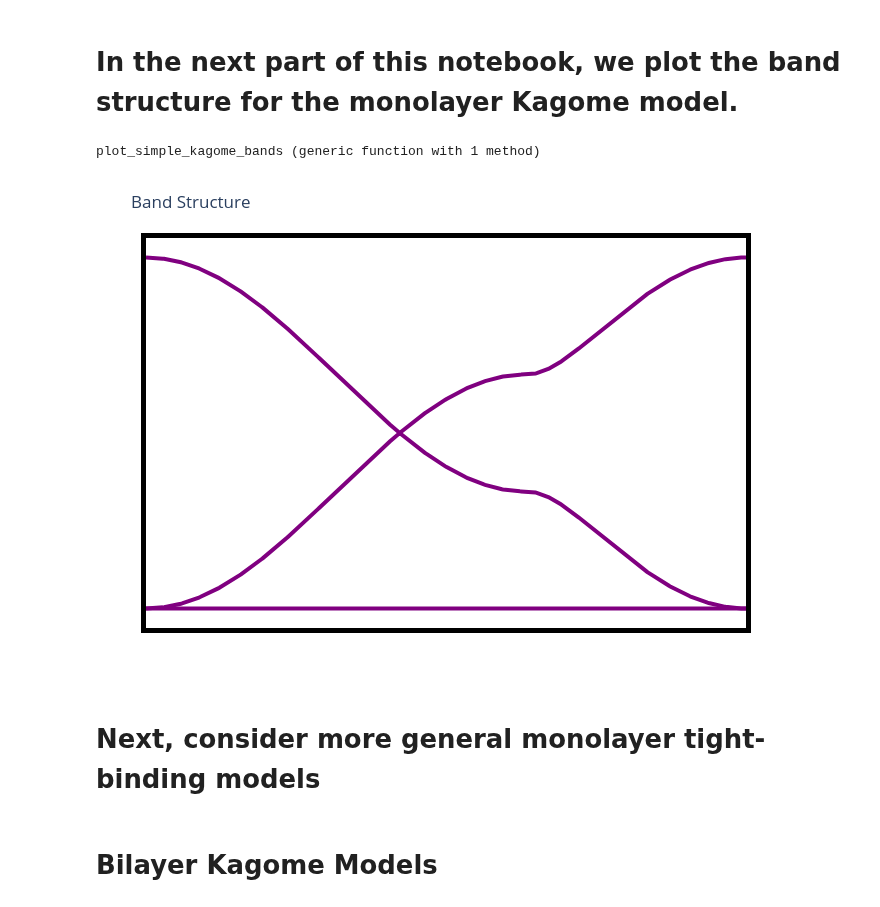
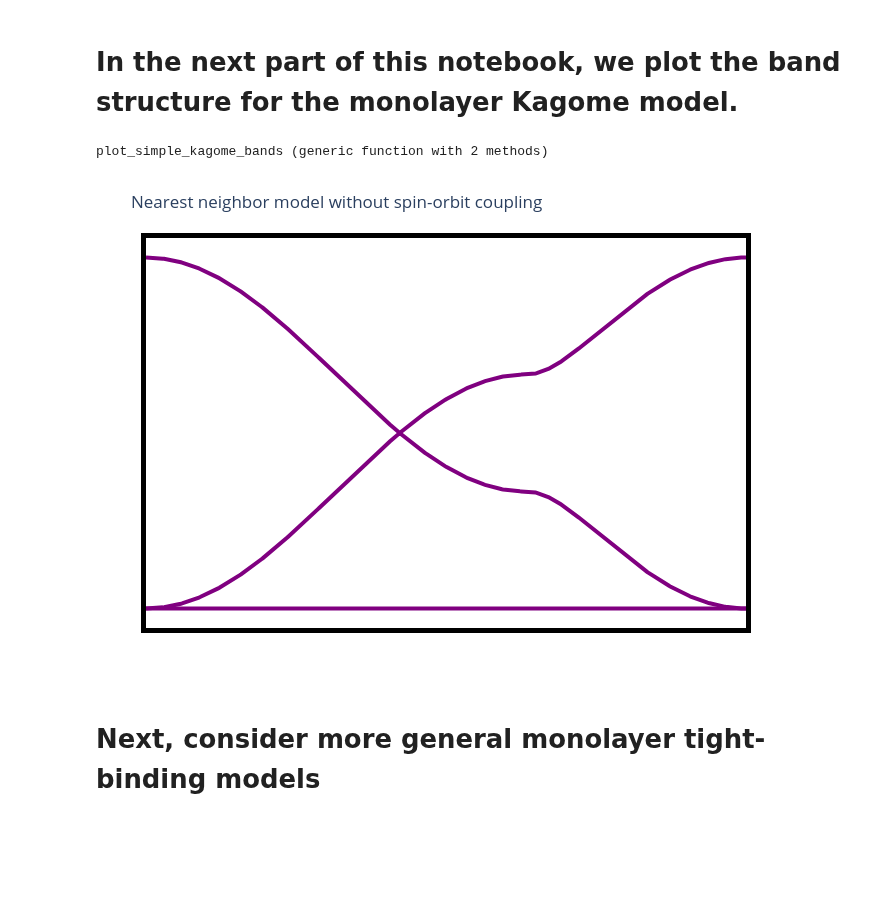
Before and after one commit to nabil-atlam/kagome, a Jupyter notebook: KagomeTransport/notebooks/BrillouinZone.ipynb, the cells around one changed output. Drawn from its saved outputs; the diff is of its cells as text; code cells hidden in the pictures; blank space fills up the shorter version.

```diff
--- a/KagomeTransport/notebooks/BrillouinZone.ipynb
+++ b/KagomeTransport/notebooks/BrillouinZone.ipynb
@@ -223,8 +223,10 @@ global const kpath_fbz_reduced::Vector{Vector{Float64}} = make_reduced(kpath_fbz
 # %% [markdown]
 # In the next part of this notebook, we plot the band structure for the monolayer Kagome model. #
 # %%
-function plot_simple_kagome_bands(p)
-    #p = Params()
+function plot_simple_kagome_bands(;p, seedname, title = Nothing)
+    if title == Nothing
+        title = seedname
+    end
     eks = evals3.(kpath_fbz_reduced, Ref(p))
 
     nps_x = size(kpath_fbz_reduced, 1)
@@ -233,7 +235,7 @@ function plot_simple_kagome_bands(p)
     t1 = PlotlyJS.scatter(x = xs, y = map(e->e[1], eks), mode = "lines", line = attr(color = "purple", width = 4))
     t2 = PlotlyJS.scatter(x = xs, y = map(e->e[2], eks), mode = "lines", line = attr(color = "purple", width = 4))
     t3 = PlotlyJS.scatter(x = xs, y = map(e->e[3], eks), mode = "lines", line = attr(color = "purple", width = 4))
-    lo = PlotlyJS.Layout(title = "Band Structure",
+    lo = PlotlyJS.Layout(title = title,
                 xaxis_showgrid = true,
                 yaxis_showgrid = true,
                 plot_bgcolor="rgba(0,0,0,0)",
@@ -244,18 +246,16 @@ function plot_simple_kagome_bands(p)
                 showlegend = false)
 
     p = PlotlyJS.plot([t1, t2, t3], lo)
-    PlotlyJS.savefig(p, assets_dir * "bands_simple.png")
+    PlotlyJS.savefig(p, assets_dir * seedname * ".png")
     display(p)
 end
 # %% [output]
-plot_simple_kagome_bands (generic function with 1 method)
+plot_simple_kagome_bands (generic function with 2 methods)
-# %%
-let p0::Params = Params()
-    plot_simple_kagome_bands(p0)
-end
-# %% [output]
-[figure, removed]
+# %%
+let p::Params = Params()
+    plot_simple_kagome_bands(p = p, seedname = "simple", title = "Nearest neighbor model without spin-orbit coupling")
+end
+# %% [output]
+[figure, added]
 # %% [markdown]
 # Next, consider more general monolayer tight-binding models #
-# %% [markdown]
-# Bilayer Kagome Models #
```
Also changed, not shown: parts of 3 cells of this notebook, 4 other files.
